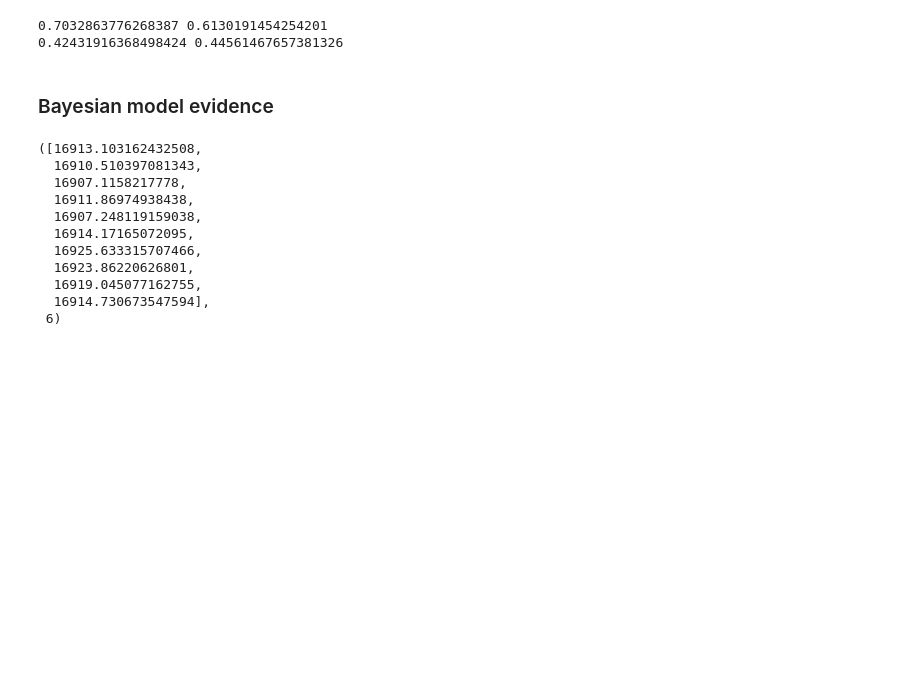
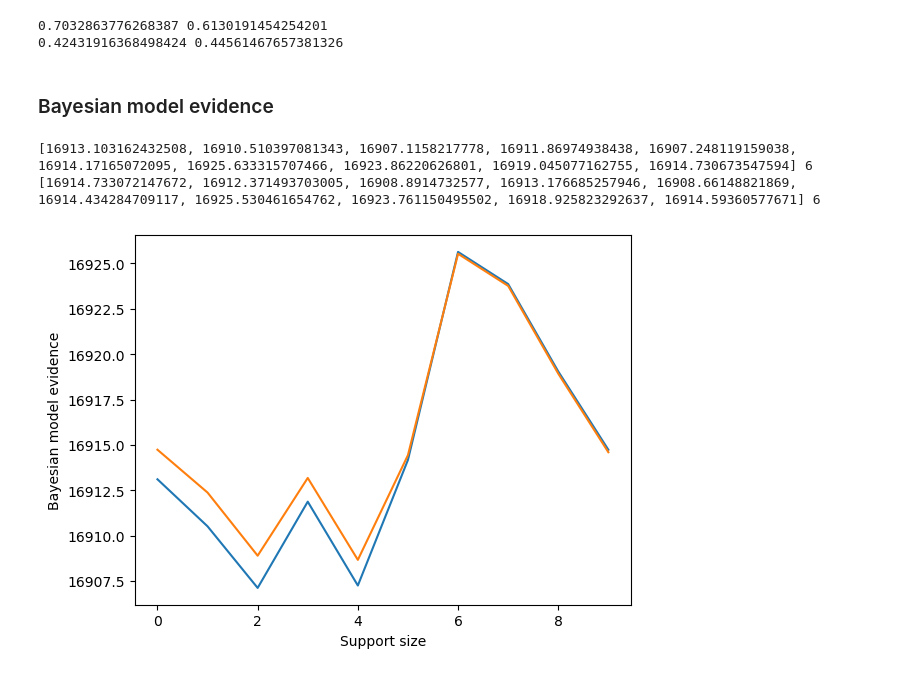
Before and after one commit to Pongpisit-Thanasutives/UBIC-test, a Jupyter notebook: Examples/RD-2025.ipynb, the cells around one changed output. Saved outputs shown, nothing was run; the diff lists cells and outputs as text; code cells hidden in the pictures; blank space fills up the shorter version.

```diff
--- a/Examples/RD-2025.ipynb
+++ b/Examples/RD-2025.ipynb
@@ -162,6 +163,7 @@ print(min(b_bics)-max(b_bics))
 predictions = X_pre@post_means
 
 b_bics = np.array(b_bics)
+b_bics_u = b_bics
 complexities = np.array([len(bs) for bs in best_subsets_u])
 d_complexities = complexities[decreasing_values_indices(b_bics)]
 d_bics = b_bics[decreasing_values_indices(b_bics)]
@@ -257,6 +259,7 @@ print(min(b_bics)-max(b_bics))
 predictions = X_pre@post_means
 
 b_bics = np.array(b_bics)
+b_bics_v = b_bics
 complexities = np.array([len(bs) for bs in best_subsets_v])
 d_complexities = complexities[decreasing_values_indices(b_bics)]
 d_bics = b_bics[decreasing_values_indices(b_bics)]
@@ -372,21 +376,29 @@ def knee_finder(y, decreasing=False):
 
 v = 1e-2 # 7e-2
 while 1:
-    bme = [log_evidence(X_pre, u_pre, effective_indices=bs, v=v) for bs in best_subsets_u]
-    if np.argmax(bme) >= knee_finder(b_bics):
+    bme_u = [log_evidence(X_pre, u_pre, effective_indices=bs, v=v) for bs in best_subsets_u]
+    if np.argmax(bme_u) >= knee_finder(b_bics_u):
         break
     else:
         v *= 10
-bme, np.argmax(bme)
+print(bme_u, np.argmax(bme_u))
+
+v = 1e-2 # 7e-2
+while 1:
+    bme_v = [log_evidence(X_pre, v_pre, effective_indices=bs, v=v) for bs in best_subsets_v]
+    if np.argmax(bme_v) >= knee_finder(b_bics_v):
+        break
+    else:
+        v *= 10
+print(bme_v, np.argmax(bme_v))
 # %% [output]
-([16913.103162432508,
-  16910.510397081343,
-  16907.1158217778,
-  16911.86974938438,
-  16907.248119159038,
-  16914.17165072095,
-  16925.633315707466,
-  16923.86220626801,
-  16919.045077162755,
-  16914.730673547594],
- 6)
+[16913.103162432508, 16910.510397081343, 16907.1158217778, 16911.86974938438, 16907.248119159038, 16914.17165072095, 16925.633315707466, 16923.86220626801, 16919.045077162755, 16914.730673547594] 6
+[16914.733072147672, 16912.371493703005, 16908.8914732577, 16913.176685257946, 16908.66148821869, 16914.434284709117, 16925.530461654762, 16923.761150495502, 16918.925823292637, 16914.59360577671] 6
+# %%
+plt.plot(bme_u)
+plt.plot(bme_v)
+plt.ylabel("Bayesian model evidence")
+plt.xlabel("Support size")
+plt.show()
+# %% [output]
+[figure, added]
```
Also changed, not shown: parts of 5 cells of this notebook, 6 other files.
